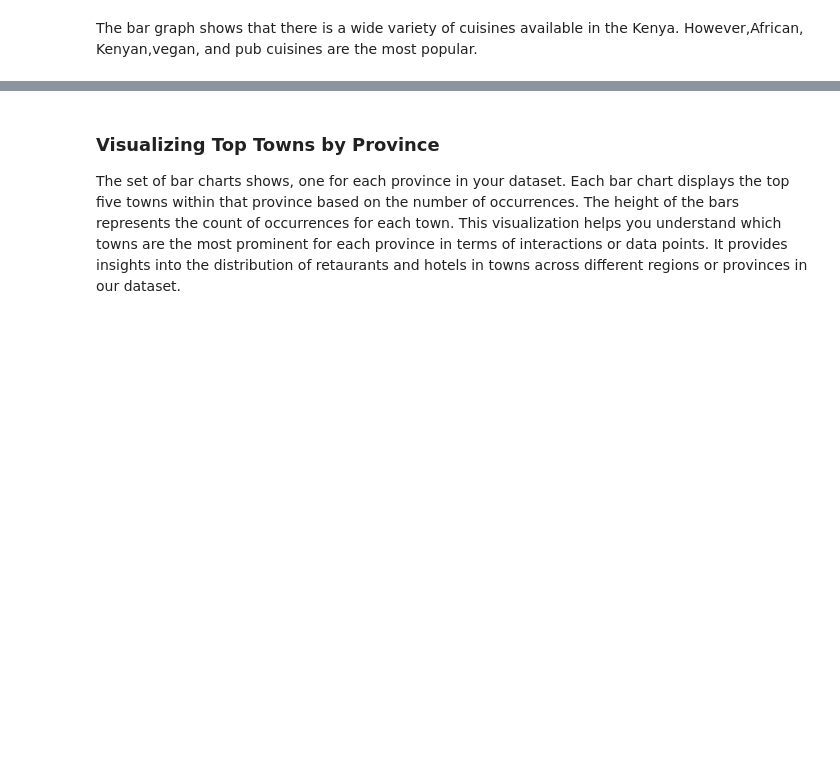
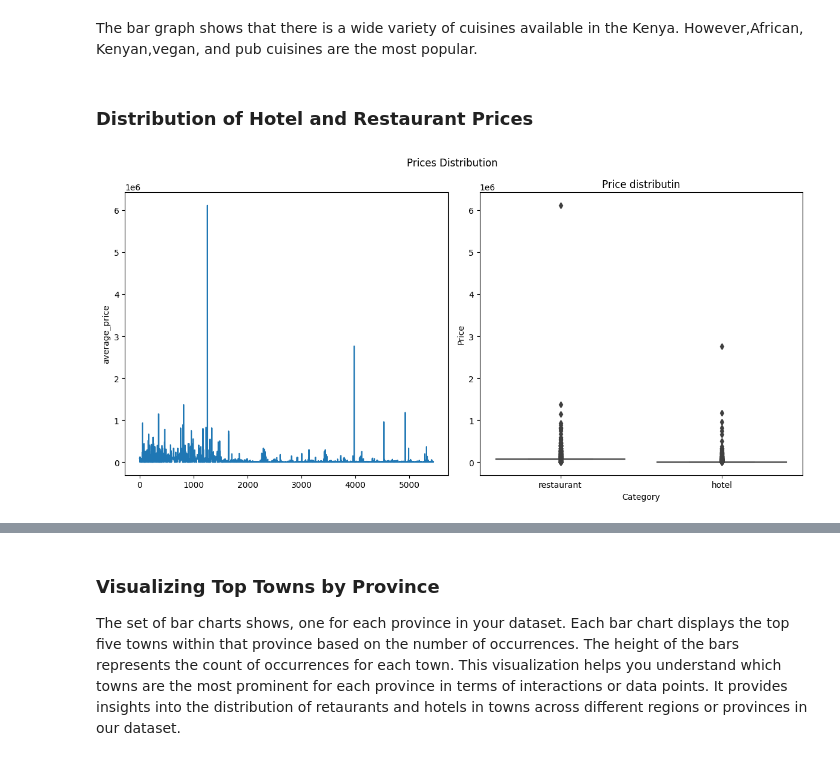
Before and after one commit to Ivan3864/Flavors-of-Kenya-The-Restaurant-Recommender, a Jupyter notebook: Notebook.ipynb, the cells around one changed output, grey strips where cells are left out. Cells and saved outputs as stored; diff of their text form; code cells hidden in the pictures; blank space fills up the shorter version.

Commit message:
"EDA - Price"

```diff
--- a/Notebook.ipynb
+++ b/Notebook.ipynb
@@ -957,3 +957,22 @@ plt.show()
 # %% [markdown]
 
 The bar graph shows that there is a wide variety of cuisines available in the Kenya. However,African, Kenyan,vegan, and pub cuisines are the most popular.
+# %% [markdown]
+### Distribution of Hotel and Restaurant Prices
+# %%
+import seaborn as sns
+
+final_data['average_price'] = (final_data['upperPrice'] + final_data['lowerPrice'])/2
+fig, axes = plt.subplots(1,2, figsize=(12,6))
+
+sns.lineplot(data=final_data['average_price'], ax=axes[0])
+plt.xlabel('Establishment')
+plt.suptitle('Prices Distribution')
+sns.boxplot(x=final_data['category'], y=final_data['average_price'], ax=axes[1])
+plt.title('Price distributin')
+plt.xlabel('Category')
+plt.ylabel('Price')
+plt.tight_layout()
+plt.show()
+# %% [output]
+[figure, added]
```
Also changed, not shown: parts of 10 cells of this notebook.
